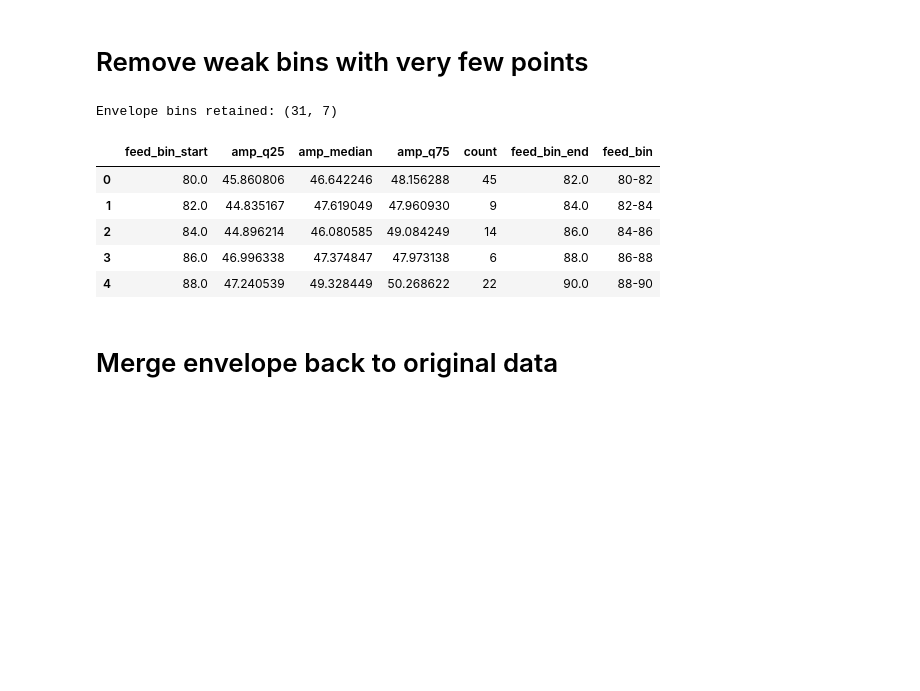
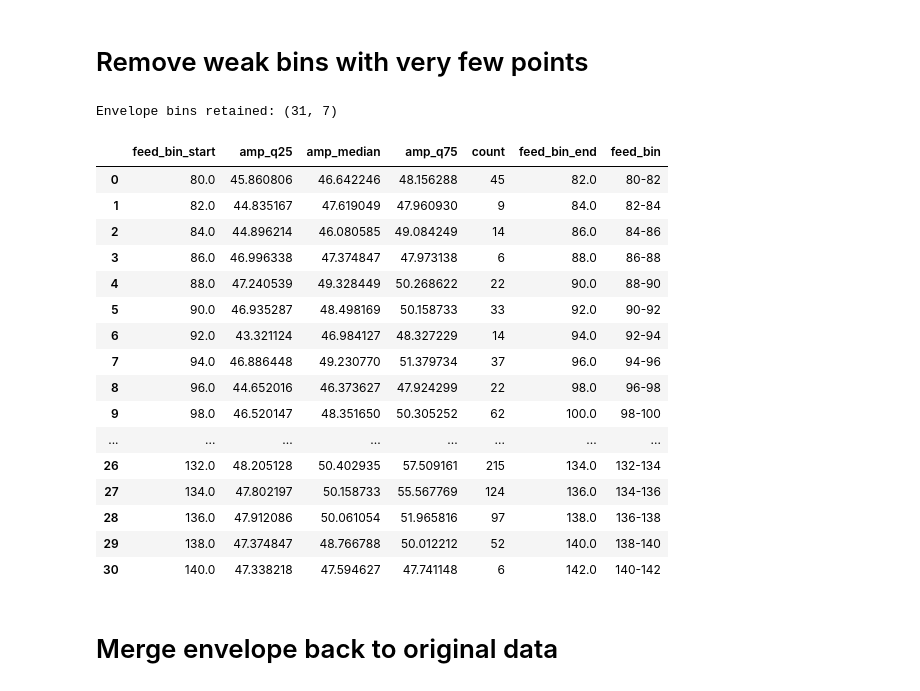
Before and after one commit to tranga-viz01/cementAI, a Jupyter notebook: notebooks/arin_param_relation2.ipynb, the cells around one changed output. Cells and saved outputs as stored; diff of their text form; code cells hidden in the pictures; blank space fills up the shorter version.

```diff
--- a/notebooks/arin_param_relation2.ipynb
+++ b/notebooks/arin_param_relation2.ipynb
@@ -121,16 +121,27 @@ amp_env.head(10)
 # %%
 amp_env = amp_env[amp_env["count"] >= 5].copy()
 
 print("Envelope bins retained:", amp_env.shape)
-amp_env.head()
+amp_env
 # %% [output]
 Envelope bins retained: (31, 7)
 |  | feed_bin_start | amp_q25 | amp_median | amp_q75 | count | feed_bin_end | feed_bin |
 | 0 | 80.0 | 45.860806 | 46.642246 | 48.156288 | 45 | 82.0 | 80-82 |
 | 1 | 82.0 | 44.835167 | 47.619049 | 47.960930 | 9 | 84.0 | 82-84 |
 | 2 | 84.0 | 44.896214 | 46.080585 | 49.084249 | 14 | 86.0 | 84-86 |
 | 3 | 86.0 | 46.996338 | 47.374847 | 47.973138 | 6 | 88.0 | 86-88 |
 | 4 | 88.0 | 47.240539 | 49.328449 | 50.268622 | 22 | 90.0 | 88-90 |
+| 5 | 90.0 | 46.935287 | 48.498169 | 50.158733 | 33 | 92.0 | 90-92 |
+| 6 | 92.0 | 43.321124 | 46.984127 | 48.327229 | 14 | 94.0 | 92-94 |
+| 7 | 94.0 | 46.886448 | 49.230770 | 51.379734 | 37 | 96.0 | 94-96 |
+| 8 | 96.0 | 44.652016 | 46.373627 | 47.924299 | 22 | 98.0 | 96-98 |
+| 9 | 98.0 | 46.520147 | 48.351650 | 50.305252 | 62 | 100.0 | 98-100 |
+| ... | ... | ... | ... | ... | ... | ... | ... |
+| 26 | 132.0 | 48.205128 | 50.402935 | 57.509161 | 215 | 134.0 | 132-134 |
+| 27 | 134.0 | 47.802197 | 50.158733 | 55.567769 | 124 | 136.0 | 134-136 |
+| 28 | 136.0 | 47.912086 | 50.061054 | 51.965816 | 97 | 138.0 | 136-138 |
+| 29 | 138.0 | 47.374847 | 48.766788 | 50.012212 | 52 | 140.0 | 138-140 |
+| 30 | 140.0 | 47.338218 | 47.594627 | 47.741148 | 6 | 142.0 | 140-142 |
 # %% [markdown]
 # Merge envelope back to original data
 # %%
```
Also changed, not shown: parts of 1 cell of this notebook, 11 other files.
